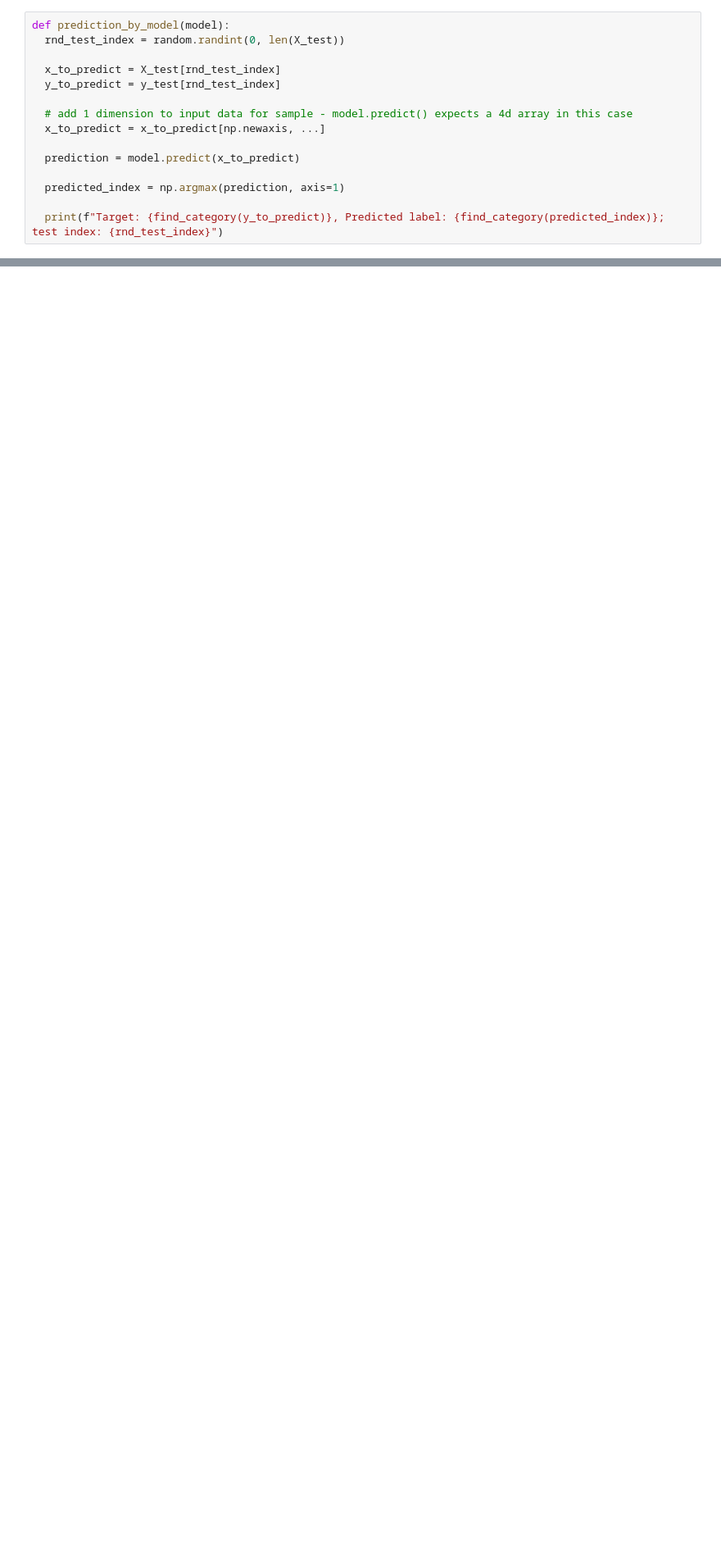
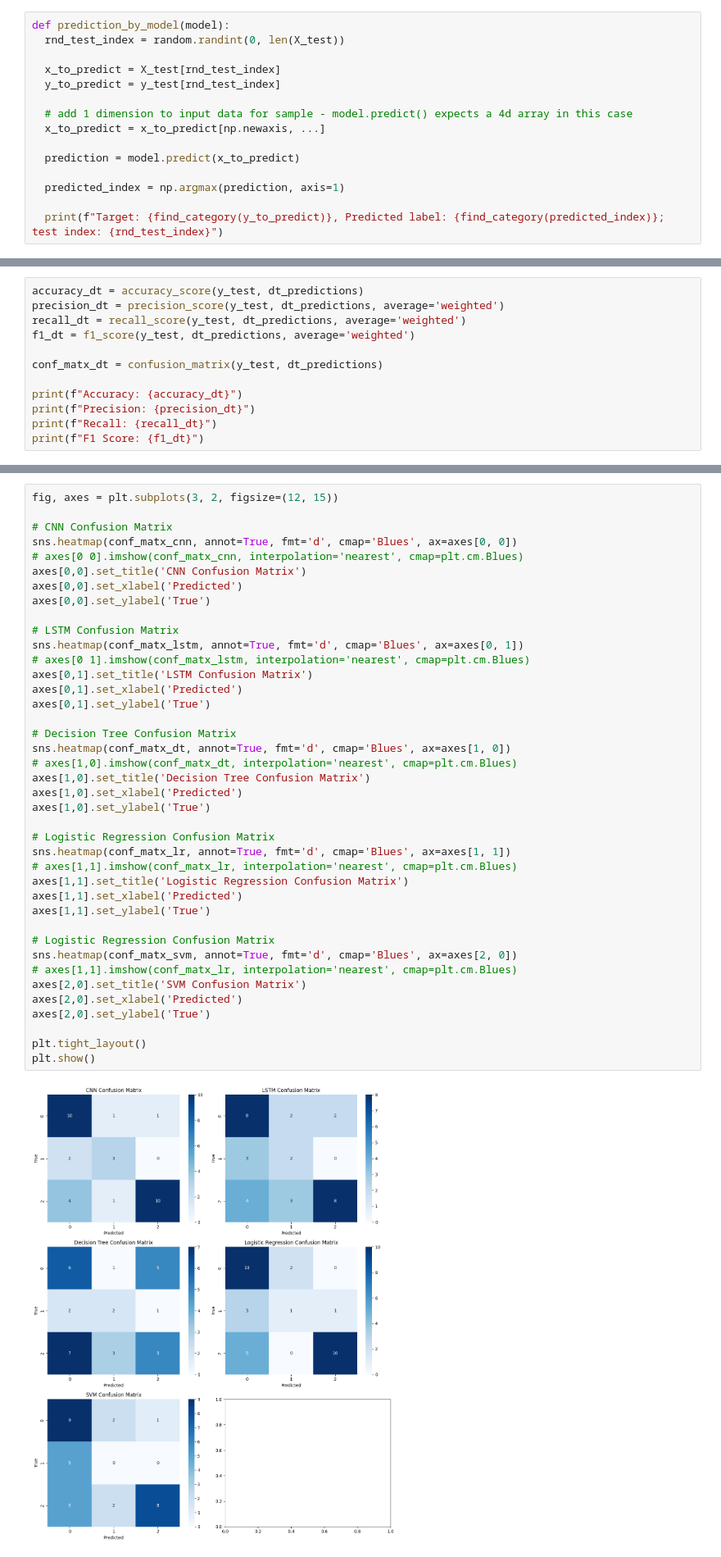
Before and after one commit to wall-e-08/msc-group-project, a Jupyter notebook: audio_classifier.ipynb, the cells around one changed output, grey strips where cells are left out. Shown: that part at 82% size. Drawn from its saved outputs; the diff is of its cells as text; blank space fills up the shorter version.

```diff
--- a/audio_classifier.ipynb
+++ b/audio_classifier.ipynb
@@ -408,0 +501,12 @@ from sklearn.metrics import accuracy_score, precision_score, recall_score, f1_sc
+# %%
+accuracy_dt = accuracy_score(y_test, dt_predictions)
+precision_dt = precision_score(y_test, dt_predictions, average='weighted')
+recall_dt = recall_score(y_test, dt_predictions, average='weighted')
+f1_dt = f1_score(y_test, dt_predictions, average='weighted')
+
+conf_matx_dt = confusion_matrix(y_test, dt_predictions)
+
+print(f"Accuracy: {accuracy_dt}")
+print(f"Precision: {precision_dt}")
+print(f"Recall: {recall_dt}")
+print(f"F1 Score: {f1_dt}")
@@ -408,0 +569,42 @@ from sklearn.metrics import accuracy_score, precision_score, recall_score, f1_sc
+# %%
+fig, axes = plt.subplots(3, 2, figsize=(12, 15))
+
+# CNN Confusion Matrix
+sns.heatmap(conf_matx_cnn, annot=True, fmt='d', cmap='Blues', ax=axes[0, 0])
+# axes[0 0].imshow(conf_matx_cnn, interpolation='nearest', cmap=plt.cm.Blues)
+axes[0,0].set_title('CNN Confusion Matrix')
+axes[0,0].set_xlabel('Predicted')
+axes[0,0].set_ylabel('True')
+
+# LSTM Confusion Matrix
+sns.heatmap(conf_matx_lstm, annot=True, fmt='d', cmap='Blues', ax=axes[0, 1])
+# axes[0 1].imshow(conf_matx_lstm, interpolation='nearest', cmap=plt.cm.Blues)
+axes[0,1].set_title('LSTM Confusion Matrix')
+axes[0,1].set_xlabel('Predicted')
+axes[0,1].set_ylabel('True')
+
+# Decision Tree Confusion Matrix
+sns.heatmap(conf_matx_dt, annot=True, fmt='d', cmap='Blues', ax=axes[1, 0])
+# axes[1,0].imshow(conf_matx_dt, interpolation='nearest', cmap=plt.cm.Blues)
+axes[1,0].set_title('Decision Tree Confusion Matrix')
+axes[1,0].set_xlabel('Predicted')
+axes[1,0].set_ylabel('True')
+
+# Logistic Regression Confusion Matrix
+sns.heatmap(conf_matx_lr, annot=True, fmt='d', cmap='Blues', ax=axes[1, 1])
+# axes[1,1].imshow(conf_matx_lr, interpolation='nearest', cmap=plt.cm.Blues)
+axes[1,1].set_title('Logistic Regression Confusion Matrix')
+axes[1,1].set_xlabel('Predicted')
+axes[1,1].set_ylabel('True')
+
+# Logistic Regression Confusion Matrix
+sns.heatmap(conf_matx_svm, annot=True, fmt='d', cmap='Blues', ax=axes[2, 0])
+# axes[1,1].imshow(conf_matx_lr, interpolation='nearest', cmap=plt.cm.Blues)
+axes[2,0].set_title('SVM Confusion Matrix')
+axes[2,0].set_xlabel('Predicted')
+axes[2,0].set_ylabel('True')
+
+plt.tight_layout()
+plt.show()
+# %% [output]
+[figure, added]
```
Also changed, not shown: parts of 28 cells of this notebook.
